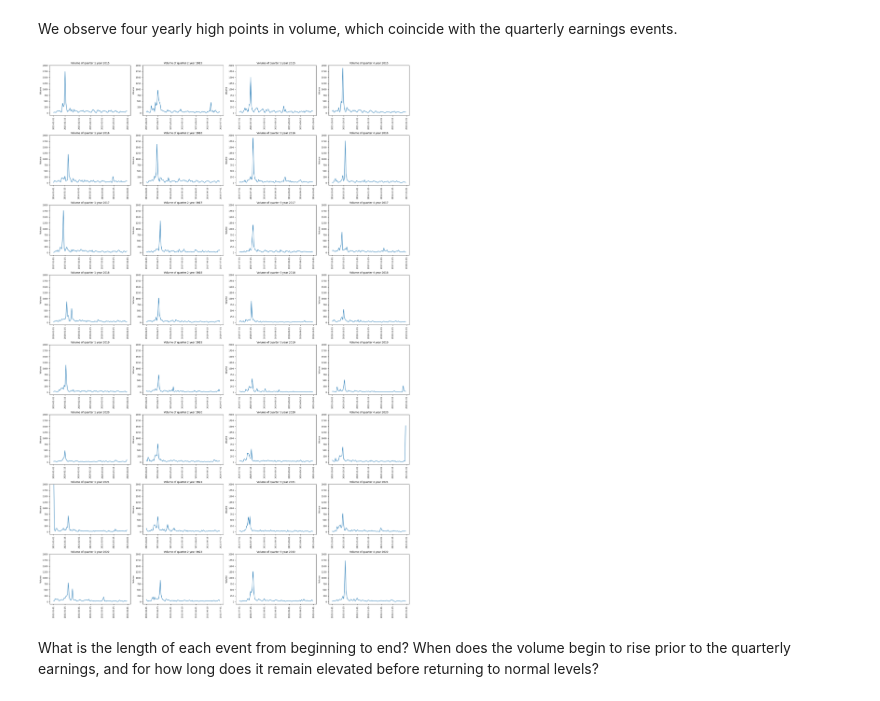
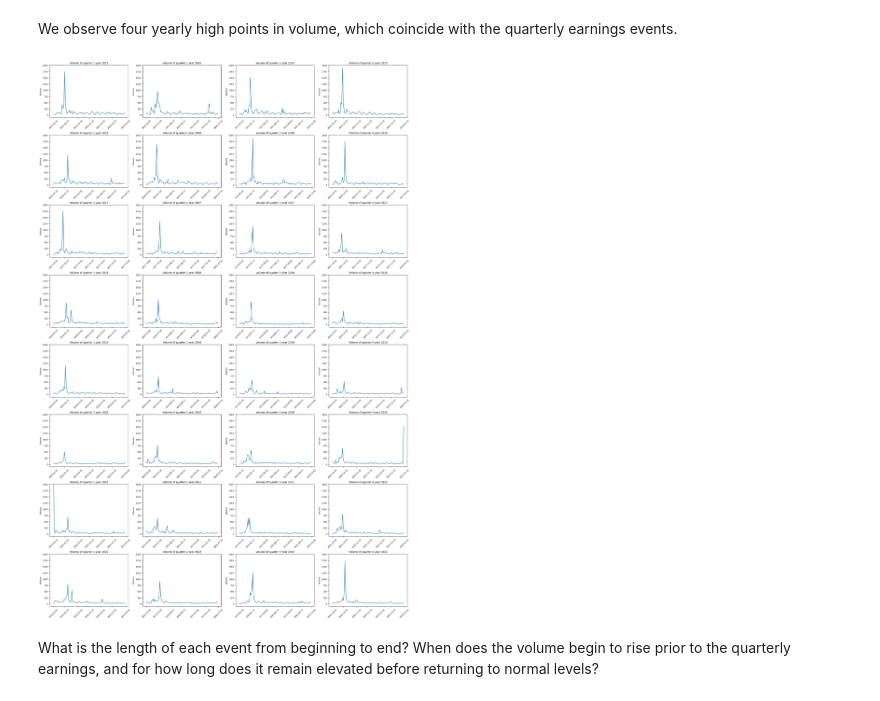
Before and after one commit to khabaodo/BoA-Social-Media, a Jupyter notebook: earnings/earning_graph.ipynb, the cells around one changed output. Saved outputs shown, nothing was run; the diff lists cells and outputs as text; code cells hidden in the pictures.

```diff
--- a/earnings/earning_graph.ipynb
+++ b/earnings/earning_graph.ipynb
@@ -67,21 +67,21 @@ We observe four yearly high points in volume, which coincide with the quarterly
 # %%
 plt.figure(figsize=(20,30))
 plot = 1
 for year in range(0,8):
     for quarter in range(0,4):
         if plot > 32:
             break
         plt.subplot(8,4,plot)
         plt.ylim(-100, 2000)
         plot += 1
         temp_df = df[(df.year==(year+2015)) & (df.quarter==(quarter+1))]
         plt.plot(temp_df.date, temp_df.volume)
         plt.title(f'Volume of quarter {quarter+1} year {year+2015}')
         plt.ylabel('Volume')
-        plt.xticks(rotation='vertical')
+        plt.xticks(rotation=45)
         plt.tight_layout()
 # %% [output]
-[figure, old version]
+[figure, new version]
 # %% [markdown]
 What is the length of each event from beginning to end? When does the volume begin to rise prior to the quarterly earnings, and for how long does it remain elevated before returning to normal levels?
 # %% [markdown]
```
